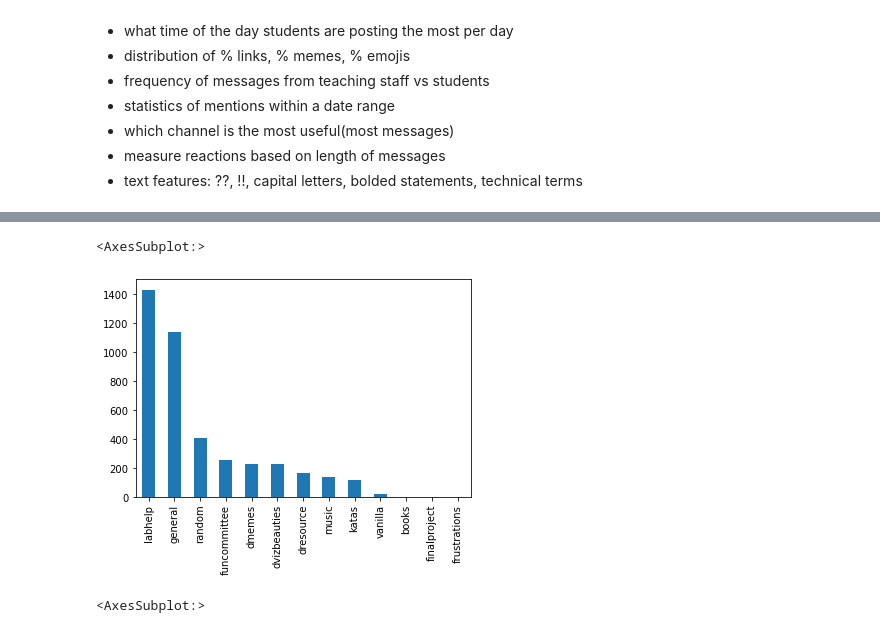
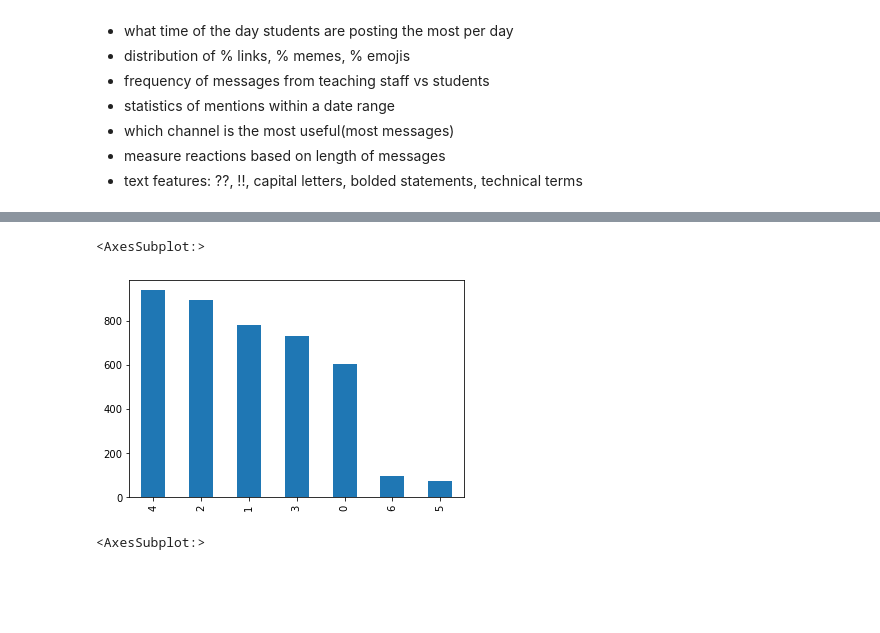
Before and after one commit to lillaszulyovszky/ironhack-final-project, a Jupyter notebook: code/ironhack_DA_slack_ML.ipynb, the cells around one changed output, grey strips where cells are left out. Drawn from its saved outputs; the diff is of its cells as text; code cells hidden in the pictures; blank space fills up the shorter version.

Commit message:
day_name added

```diff
--- a/code/ironhack_DA_slack_ML.ipynb
+++ b/code/ironhack_DA_slack_ML.ipynb
@@ -31,9 +31,9 @@ df.head()
 # %%
 # how much traffic per channel
-df['channel_name'].value_counts().plot(kind="bar")
+df['day_number'].value_counts().plot(kind="bar")
 # %% [output]
 <AxesSubplot:>
-[figure, old version]
+[figure, new version]
 # %%
 # count of messages per person
 df['real_name'].value_counts().plot(kind="bar")
```
Also changed, not shown: parts of 1 cell of this notebook, 2 other files.
